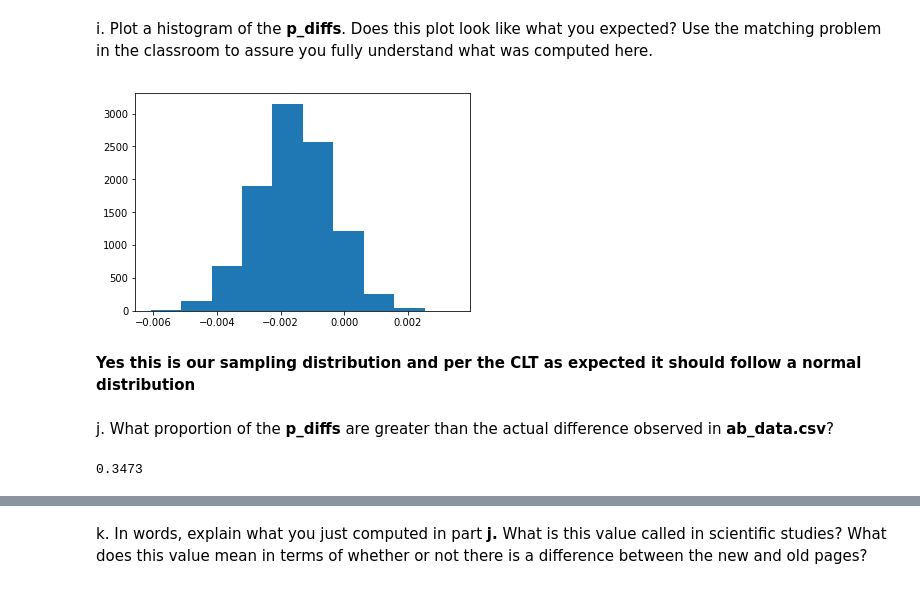
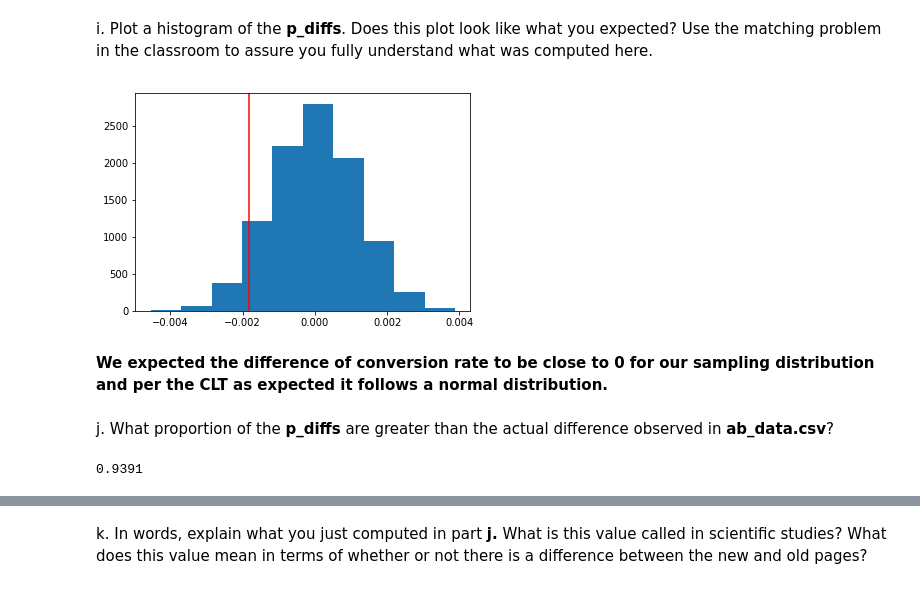
Before and after one commit to ArushiC/Analyze-AB-Test-Results, a Jupyter notebook: Analyze_ab_test_results_notebook.ipynb, the cells around one changed output, grey strips where cells are left out. Saved outputs shown, nothing was run; the diff lists cells and outputs as text; code cells hidden in the pictures.

```diff
--- a/Analyze_ab_test_results_notebook.ipynb
+++ b/Analyze_ab_test_results_notebook.ipynb
@@ -273,6 +268,9 @@ old_page_converted.mean()
 g. Find $p_{new}$ - $p_{old}$ for your simulated values from part (e) and (f).
 # %%
 #Convert rate difference
-obs_diff = new_page_converted.mean() - old_page_converted.mean()
+p_new_sim = new_page_converted.mean()
+p_old_sim = old_page_converted.mean()
+
+obs_diff = p_new_sim - p_old_sim
 obs_diff
 # %% [output]
@@ -280,35 +278,26 @@ obs_diff
 # %% [markdown]
 h. Simulate 10,000 $p_{new}$ - $p_{old}$ values using this same process similarly to the one you calculated in parts **a. through g.** above.  Store all 10,000 values in a numpy array called **p_diffs**.
-# %%
-diffs = []
-for _ in range(10000):
-    sample = df2.sample(df2.shape[0], replace = True)
-    new_page_converted = sample.query("landing_page=='new_page'").converted.mean()
-    old_page_converted = sample.query("landing_page=='old_page'").converted.mean()
-    diff = new_page_converted - old_page_converted
-    diffs.append(diff)
 # %%
-# This is an alternative and is much faster
-diffs2 = []
+p_diffs = []
 for _ in range(10000):
     new_page_converted = np.random.choice([0,1], size = n_new ,p=[1-p_new, p_new], replace = True)
     old_page_converted = np.random.choice([0,1], size = n_old ,p=[1-p_old, p_old], replace = True)
     diff = new_page_converted.mean() - old_page_converted.mean()
-    diffs2.append(diff)
+    p_diffs.append(diff)
 # %%
-diffs2 = np.array(diffs)
+p_diffs = np.array(p_diffs)
 # %% [markdown]
 i. Plot a histogram of the **p_diffs**.  Does this plot look like what you expected?  Use the matching problem in the classroom to assure you fully understand what was computed here.
-# %%
-plt.hist(diffs2);
-# %% [output]
-[figure, removed]
+# %%
+plt.hist(p_diffs);
+plt.axvline(obs_diff, color = 'red');
+# %% [output]
+[figure, added]
 # %% [markdown]
-**Yes this is our sampling distribution and per the CLT as expected it should follow a normal distribution**
+**We expected the difference of conversion rate to be close to 0 for our sampling distribution and per the CLT as expected it follows a normal distribution.**
 # %% [markdown]
 j. What proportion of the **p_diffs** are greater than the actual difference observed in **ab_data.csv**?
 # %%
-#1-(diffs2 > 0).mean()
-(diffs2 > obs_diff).mean()
+(p_diffs > obs_diff).mean()
 # %% [output]
-0.3473
+0.9391
```
Also changed, not shown: parts of 25 cells of this notebook.
